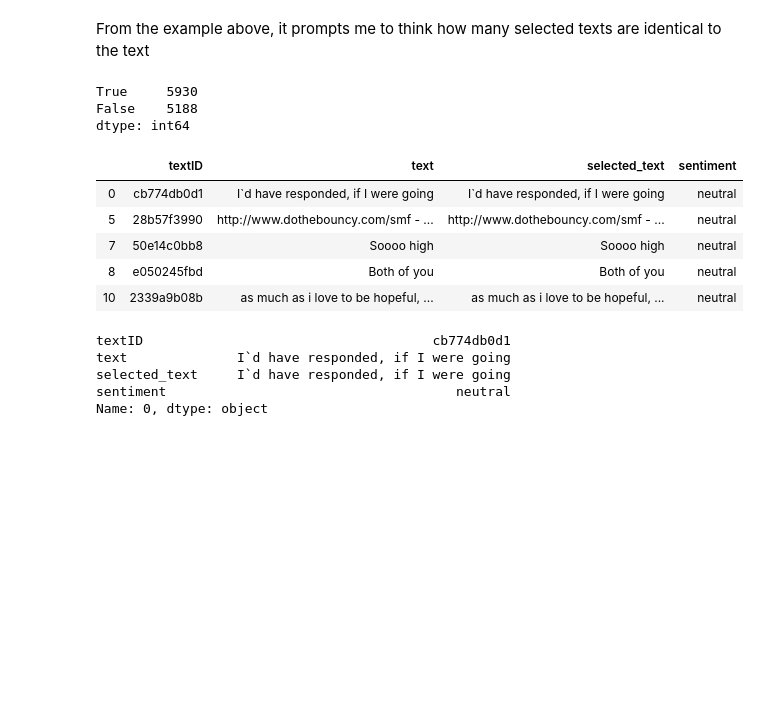
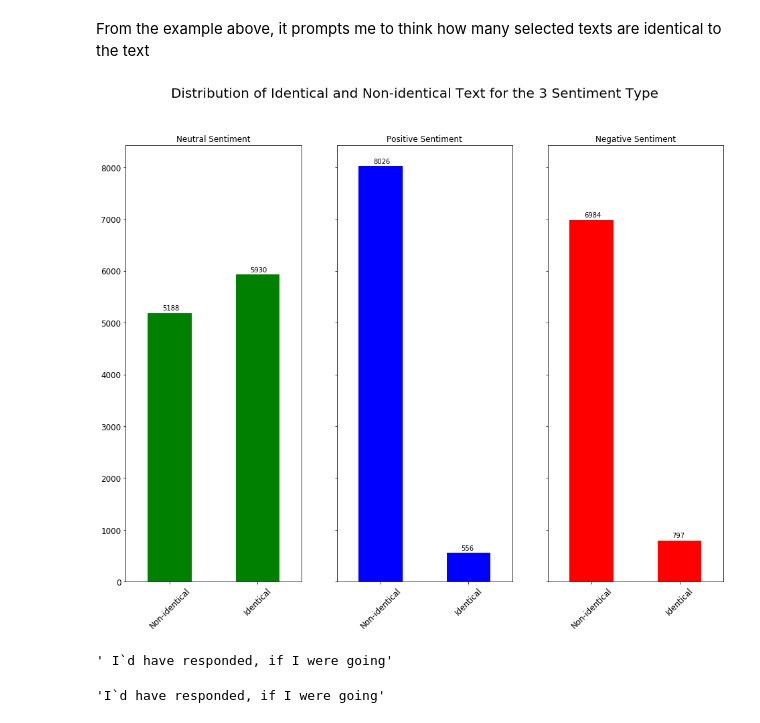
Before and after one commit to felixshadow220/Data_Science_Learning, a Jupyter notebook: Tweet_Sentiment_Extraction.ipynb, the cells around one changed output. Drawn from its saved outputs; the diff is of its cells as text; code cells hidden in the pictures; blank space fills up the shorter version.

Commit message:
starts with EDA after first submission to Kaggle.

```diff
--- a/Tweet_Sentiment_Extraction.ipynb
+++ b/Tweet_Sentiment_Extraction.ipynb
@@ -86,30 +79,64 @@ train_df[train_df["sentiment"] == "neutral"]["selected_text"].values[0]
 'I`d have responded, if I were going'
 # %% [markdown]
 From the example above, it prompts me to think how many selected texts are identical to the text
+# %%
+fig, axs = plt.subplots(1, 3, sharey=True, figsize=(16,12)) # create a subplot and set the figure size
+fig.suptitle("Distribution of Identical and Non-identical Text for the 3 Sentiment Type",
+             fontsize=20) # set a bigger font size
+
+# plot the distribution by using value_count function
+# to check how many selected texts that are identical with the original text
+
+# Plot Neutral Sentiment on the left grid
+(train_df[train_df["sentiment"] == "neutral"]["selected_text"]
+            == train_df[train_df["sentiment"] == "neutral"]
+             ["text"]).value_counts(sort=False).plot(kind='bar', # need to put sort=False in value_counts()
+                                                                 # the result will displace False first then True
+                                           title="Neutral Sentiment",
+                                           color="g",
+                                           fontsize=12,
+                                           ax=axs[0])
+
+# Plot Positive Sentiment on the middle grid
+(train_df[train_df["sentiment"] == "positive"]["selected_text"]
+            == train_df[train_df["sentiment"] == "positive"]
+             ["text"]).value_counts().plot(kind='bar',
+                                           title="Positive Sentiment",
+                                           color="b",
+                                           fontsize=12,
+                                           ax=axs[1])
+
+# Plot Negative Sentiment on the right grid
+(train_df[train_df["sentiment"] == "negative"]["selected_text"]
+            == train_df[train_df["sentiment"] == "negative"]
+             ["text"]).value_counts().plot(kind='bar',
+                                           title="Negative Sentiment",
+                                           color="r",
+                                           fontsize=12,
+                                           ax=axs[2])
+
+# rename the xtick label for the 3 graphs for easier understanding
+for i in range(3):
+    plt.sca(axs[i])
+    plt.xticks(range(2), ["Non-identical", "Identical"], rotation=45) # rotate the xtick label for 45 degree
+
+
+# annotate the percentage on top of each bar for Training Set
+for j in range(3):
+    for i in axs[j].patches:
+        axs[j].text(i.get_x() + i.get_width()/3,           # set the text placement for x-axis
+                i.get_height()+50,                        # set the text placement for y-axis
+                i.get_height(),                            # set the value to show on top of each par
+                color="black")                             # set the color to black
+# %% [output]
+[figure, added]
 # %%
-# Take a look at what a selected neutural text is like
-(train_df[train_df["sentiment"] == "neutral"]["selected_text"] == train_df[train_df["sentiment"] == "neutral"]["text"]).value_counts()
+# look at the first text from neutral sentiment
+train_df[train_df["sentiment"] == "neutral"]["text"].iloc[0]
 # %% [output]
-True     5930
-False    5188
-dtype: int64
+' I`d have responded, if I were going'
 # %%
-# create a dataframe that has all the neutral sentiment
-n_train = train_df[train_df["sentiment"] == "neutral"]
-n_train.head(5)
+# look at the first selected_text from neutral sentiment
+train_df[train_df["sentiment"] == "neutral"]["selected_text"].iloc[0]
 # %% [output]
-|  | textID | text | selected_text | sentiment |
-| 0 | cb774db0d1 | I`d have responded, if I were going | I`d have responded, if I were going | neutral |
-| 5 | 28b57f3990 | http://www.dothebouncy.com/smf - ... | http://www.dothebouncy.com/smf - ... | neutral |
-| 7 | 50e14c0bb8 | Soooo high | Soooo high | neutral |
-| 8 | e050245fbd | Both of you | Both of you | neutral |
-| 10 | 2339a9b08b | as much as i love to be hopeful, ... | as much as i love to be hopeful, ... | neutral |
+'I`d have responded, if I were going'
-# %%
-# take a look at the first example where selected text is not the same as text
-n_train.loc[n_train["text"] != n_train["selected_text"]].iloc[0]
-# %% [output]
-textID                                     cb774db0d1
-text              I`d have responded, if I were going
-selected_text     I`d have responded, if I were going
-sentiment                                     neutral
-Name: 0, dtype: object
```
Also changed, not shown: parts of 11 cells of this notebook.
